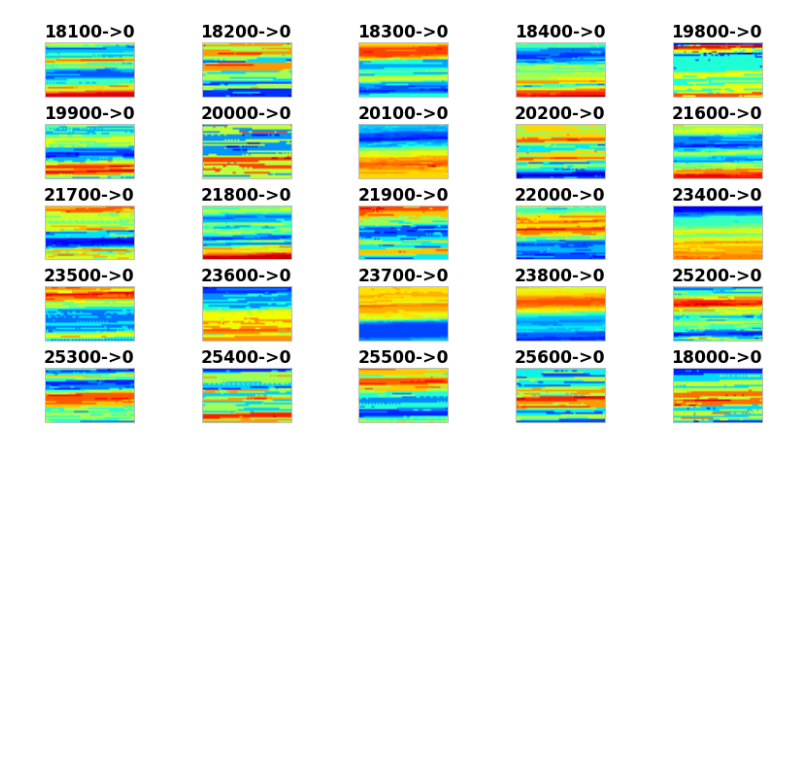
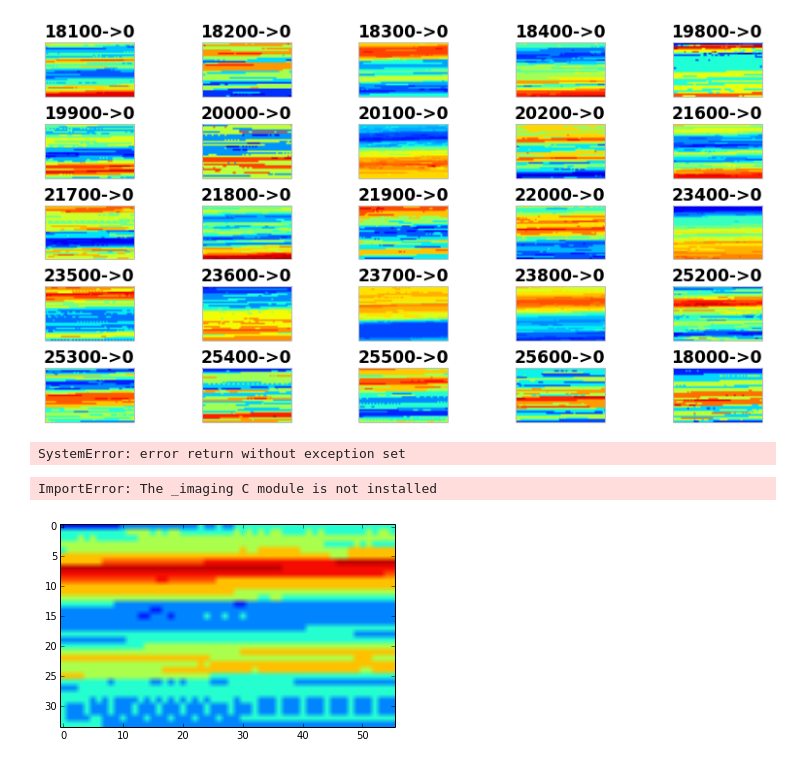
Before and after one commit to mfzhang/lehedge, a Jupyter notebook: LeHedge-DataPreparation.ipynb, the cells around one changed output. Drawn from its saved outputs; the diff is of its cells as text; code cells hidden in the pictures; blank space fills up the shorter version.

```diff
--- a/LeHedge-DataPreparation.ipynb
+++ b/LeHedge-DataPreparation.ipynb
@@ -427,10 +419,6 @@ x, y
 for i in range(0,pre_window_size):
     colname = 'r' + str(i)
     audusdask[colname] = audusdask['rate'].shift(i)
-# %%
-import cPickle as pickle
-with open("audusdask",'wb') as fp:
-        pickle.dump(audusdask,fp)
 # %%
 audusdask['r1903']
 # %%
@@ -483,7 +471,7 @@ for (r,label) in bins.iteritems():
     testRecordsCount = len(df_test)
     print "There are %d test examples with label %d" % (testRecordsCount,label)
     # truncate and copy data held in named cols to pure numpy array
-    test_a = np.array(df_test[:train_per_class].values)
+    test_a = np.array(df_test[:test_per_class].values)
     #test_b = np.delete(test_a, np.s_[:7],1)
     x_test = np.delete(test_a, np.s_[:10],1).astype('float')
 
@@ -492,10 +480,8 @@ for (r,label) in bins.iteritems():
     df_training      =  df[training_mask]
     trainingRecordsCount = len(df_training)
     print "There are %d training examples with label %d" % (trainingRecordsCount,label)
-    # truncate and copy data held in named cols to pure numpy array
-
     sampling_threshold = min(1,(1.0*train_per_class/trainingRecordsCount))*0.8
-    print "Sampling threshold : %d" % (sampling_threshold)
+    print "Sampling threshold : %.10f" % (sampling_threshold)
     sampling_mask = (df_training['rnd']<=sampling_threshold)
     train_a = np.array(df_training[sampling_mask].values)
     print "Sampled %d examples" % (len(train_a))
@@ -549,0 +544,4 @@ Sampled 10099 examples
+# %%
+import cPickle as pickle
+with open("d_learn",'wb') as fp:
+        pickle.dump(d_learn,fp)
@@ -623,0 +677,54 @@ for i in range(0,rows):
+# %%
+import cPickle as pickle
+with open("d_learn",'rb') as fp:
+        d_learn = pickle.load(fp)
+# %%
+import pylab
+from PIL import Image
+
+# open random image of dimensions 639x516
+img = Image.open(open('./sphynx.jpg'))
+img = np.asarray(img, dtype='float64') / 256.
+
+# put image in 4D tensor of shape (1, 3, height, width)
+img_ = img.swapaxes(0, 2).swapaxes(1, 2).reshape(1, 3, 267, 320)
+filtered_img = f(img_)
+
+# plot original image and first and second components of output
+pylab.subplot(1, 3, 1); pylab.axis('off'); pylab.imshow(img)
+pylab.gray();
+# recall that the convOp output (filtered image) is actually a "minibatch",
+# of size 1 here, so we take index 0 in the first dimension:
+pylab.subplot(1, 3, 2); pylab.axis('off'); pylab.imshow(filtered_img[0, 0, :, :])
+pylab.subplot(1, 3, 3); pylab.axis('off'); pylab.imshow(filtered_img[0, 1, :, :])
+pylab.show()
+# %% [output]
+SystemError: error return without exception set
+# %%
+import pylab
+from PIL import Image
+
+fig = plt.gcf()
+xo = d_learn[0][0][0]
+yo = 1/(1+exp(-xo))*255
+img = imshow(reshape(yo,(34,56)), vmin = 0, vmax = 255)
+fig.savefig("img0.png",dpi=80)
+
+img = Image.open("./img0.png")
+#mg.getpixel(11)
+img.getdata()
+#np.array(img)
+#img_ = img.swapaxes(0, 2).swapaxes(1, 2).reshape(1, 3, 56, 34)
+#filtered_img = f(img_)
+
+# plot original image and first and second components of output
+#pylab.subplot(1, 3, 1); pylab.axis('off'); pylab.imshow(img)
+#pylab.gray();
+# recall that the convOp output (filtered image) is actually a "minibatch",
+# of size 1 here, so we take index 0 in the first dimension:
+#pylab.subplot(1, 3, 2); pylab.axis('off'); pylab.imshow(filtered_img[0, 0, :, :])
+#pylab.subplot(1, 3, 3); pylab.axis('off'); pylab.imshow(filtered_img[0, 1, :, :])
+#pylab.show()
+# %% [output]
+ImportError: The _imaging C module is not installed
+[figure, added]
```
Also changed, not shown: parts of 11 cells of this notebook, 8 other files.
